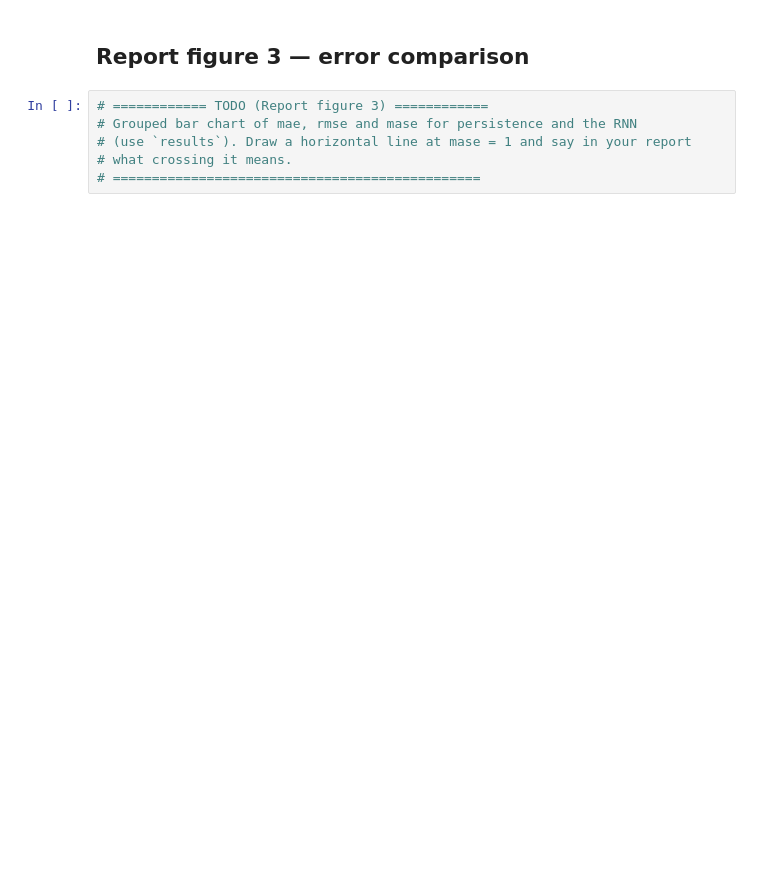
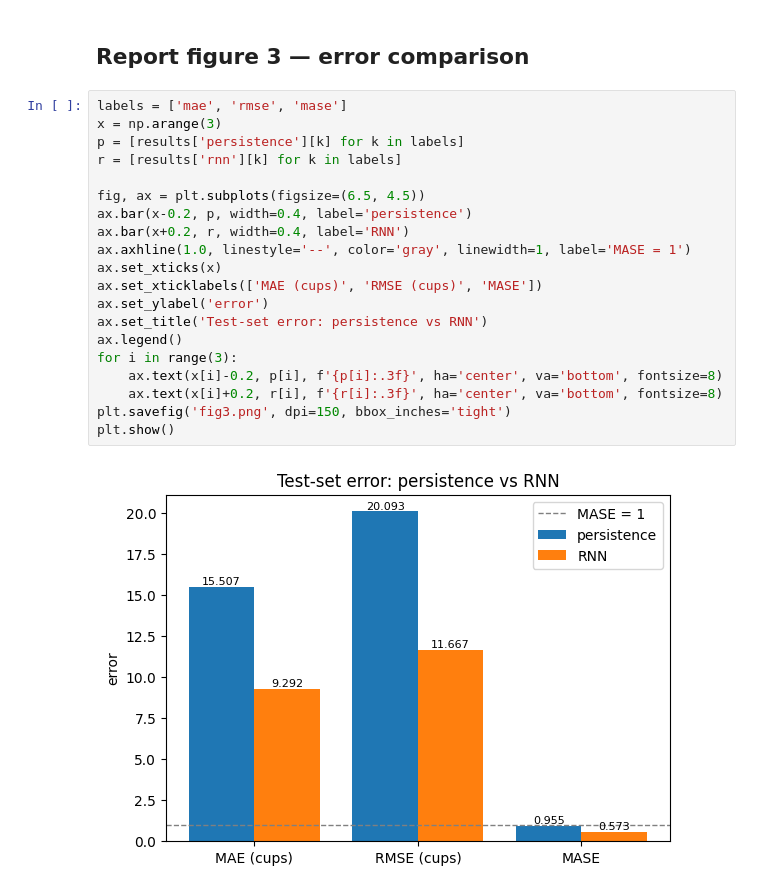
Before and after one commit to rhddnjs1974/machine-learning-project, a Jupyter notebook: lab06/notebooks/lab06_visualization.ipynb, the cells around one changed output. Cells and saved outputs as stored; diff of their text form; blank space fills up the shorter version.

```diff
--- a/lab06/notebooks/lab06_visualization.ipynb
+++ b/lab06/notebooks/lab06_visualization.ipynb
@@ -62,8 +97,24 @@ test_days = test_idx[lab06.WINDOW + lab06.HORIZON - 1:]
 # %% [markdown]
 ## Report figure 3 — error comparison
-# %%
-# ============ TODO (Report figure 3) ============
-# Grouped bar chart of mae, rmse and mase for persistence and the RNN
-# (use `results`). Draw a horizontal line at mase = 1 and say in your report
-# what crossing it means.
-# ===============================================
+# %%
+labels = ['mae', 'rmse', 'mase']
+x = np.arange(3)
+p = [results['persistence'][k] for k in labels]
+r = [results['rnn'][k] for k in labels]
+
+fig, ax = plt.subplots(figsize=(6.5, 4.5))
+ax.bar(x-0.2, p, width=0.4, label='persistence')
+ax.bar(x+0.2, r, width=0.4, label='RNN')
+ax.axhline(1.0, linestyle='--', color='gray', linewidth=1, label='MASE = 1')
+ax.set_xticks(x)
+ax.set_xticklabels(['MAE (cups)', 'RMSE (cups)', 'MASE'])
+ax.set_ylabel('error')
+ax.set_title('Test-set error: persistence vs RNN')
+ax.legend()
+for i in range(3):
+    ax.text(x[i]-0.2, p[i], f'{p[i]:.3f}', ha='center', va='bottom', fontsize=8)
+    ax.text(x[i]+0.2, r[i], f'{r[i]:.3f}', ha='center', va='bottom', fontsize=8)
+plt.savefig('fig3.png', dpi=150, bbox_inches='tight')
+plt.show()
+# %% [output]
+[figure, added]
```
Also changed, not shown: parts of 6 cells of this notebook, 6 other files.
